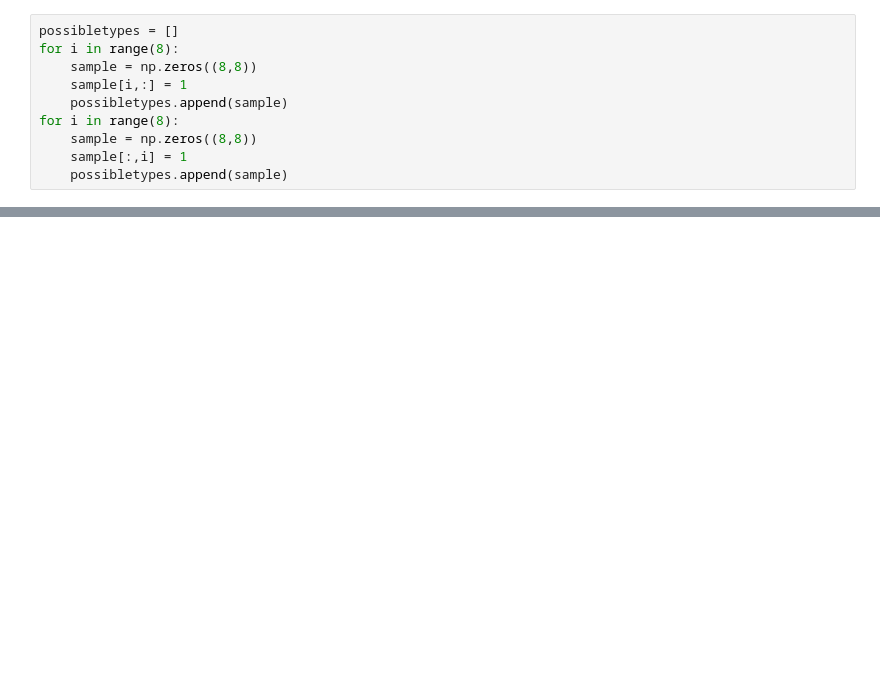
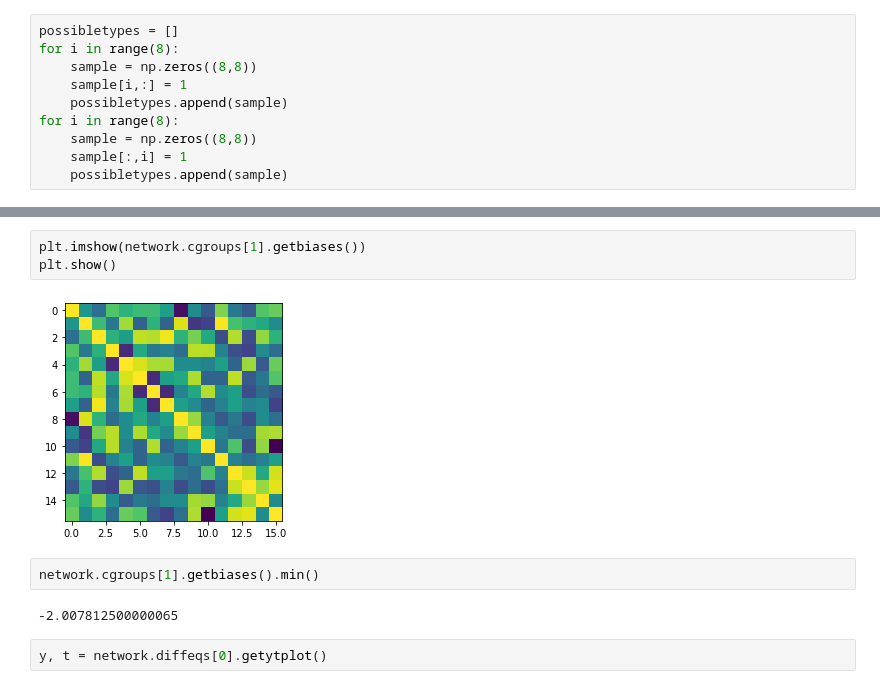
Before and after one commit to velexi-research/INTERNSHIP-2020-RSI-LB, a Jupyter notebook: lab-notebook/2020_07_07_LEB_error_measure_time.ipynb, the cells around one changed output, grey strips where cells are left out. Saved outputs shown, nothing was run; the diff lists cells and outputs as text; blank space fills up the shorter version.

```diff
--- a/lab-notebook/2020_07_07_LEB_error_measure_time.ipynb
+++ b/lab-notebook/2020_07_07_LEB_error_measure_time.ipynb
@@ -206,0 +228,11 @@ plt.show()
+# %%
+plt.imshow(network.cgroups[1].getbiases())
+plt.show()
+# %% [output]
+[figure, added]
+# %%
+network.cgroups[1].getbiases().min()
+# %% [output]
+-2.007812500000065
+# %%
+y, t = network.diffeqs[0].getytplot()
```
Also changed, not shown: parts of 11 cells of this notebook, 12 other files.
